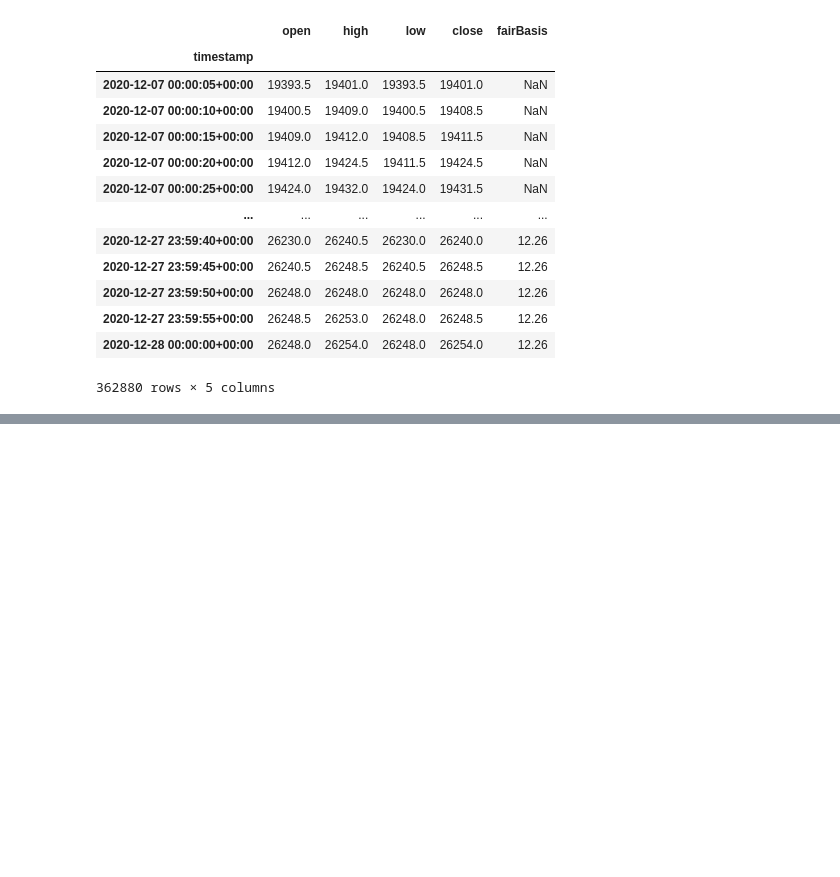
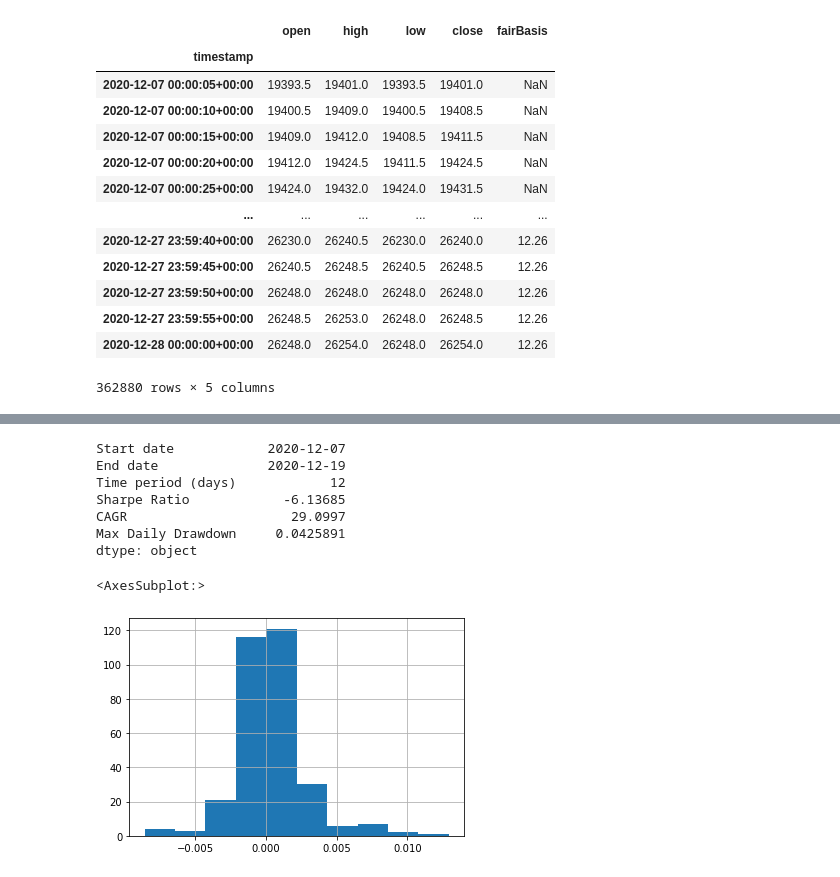
Before and after one commit to nkaz001/algotrading-example, a Jupyter notebook: bitmex-market-making-backtest.ipynb, the cells around one changed output, grey strips where cells are left out. Saved outputs shown, nothing was run; the diff lists cells and outputs as text; code cells hidden in the pictures; blank space fills up the shorter version.

```diff
--- a/bitmex-market-making-backtest.ipynb
+++ b/bitmex-market-making-backtest.ipynb
@@ -183,4 +204,2 @@ equity.plot()
-# %%
-equity = pd.Series(search.best_estimator_.predict(test.values), index=test.index)
 # %%
 equity.plot()
@@ -188,0 +219,32 @@ train["close"].plot()
+# %%
+returns = equity.resample('1d').last().pct_change()
+bm_returns = train['close'].resample('1d').last().pct_change()
+returns_ = returns - bm_returns
+sr = np.divide(returns_.mean(), returns_.std()) * np.sqrt(252)
+
+Roll_Max = equity.resample('1d').last().cummax()
+Daily_Drawdown = np.divide(equity, Roll_Max) - 1.0
+Max_Daily_Drawdown = Daily_Drawdown.cummin()
+
+period = (equity.index[-1] - equity.index[0]).days
+
+print(pd.Series({
+    'Start date': equity.index[0].strftime('%Y-%m-%d'),
+    'End date': equity.index[-1].strftime('%Y-%m-%d'),
+    'Time period (days)': period,
+    'Sharpe Ratio': sr,
+    'CAGR': (equity[-1] / equity[0]) ** (365 / period) - 1,
+    'Max Daily Drawdown': -Max_Daily_Drawdown.min(),
+}))
+
+equity.resample('1h').last().pct_change().hist()
+# %% [output]
+Start date            2020-12-07
+End date              2020-12-19
+Time period (days)            12
+Sharpe Ratio            -6.13685
+CAGR                     29.0997
+Max Daily Drawdown     0.0425891
+dtype: object
+<AxesSubplot:>
+[figure, added]
```
Also changed, not shown: parts of 14 cells of this notebook.
